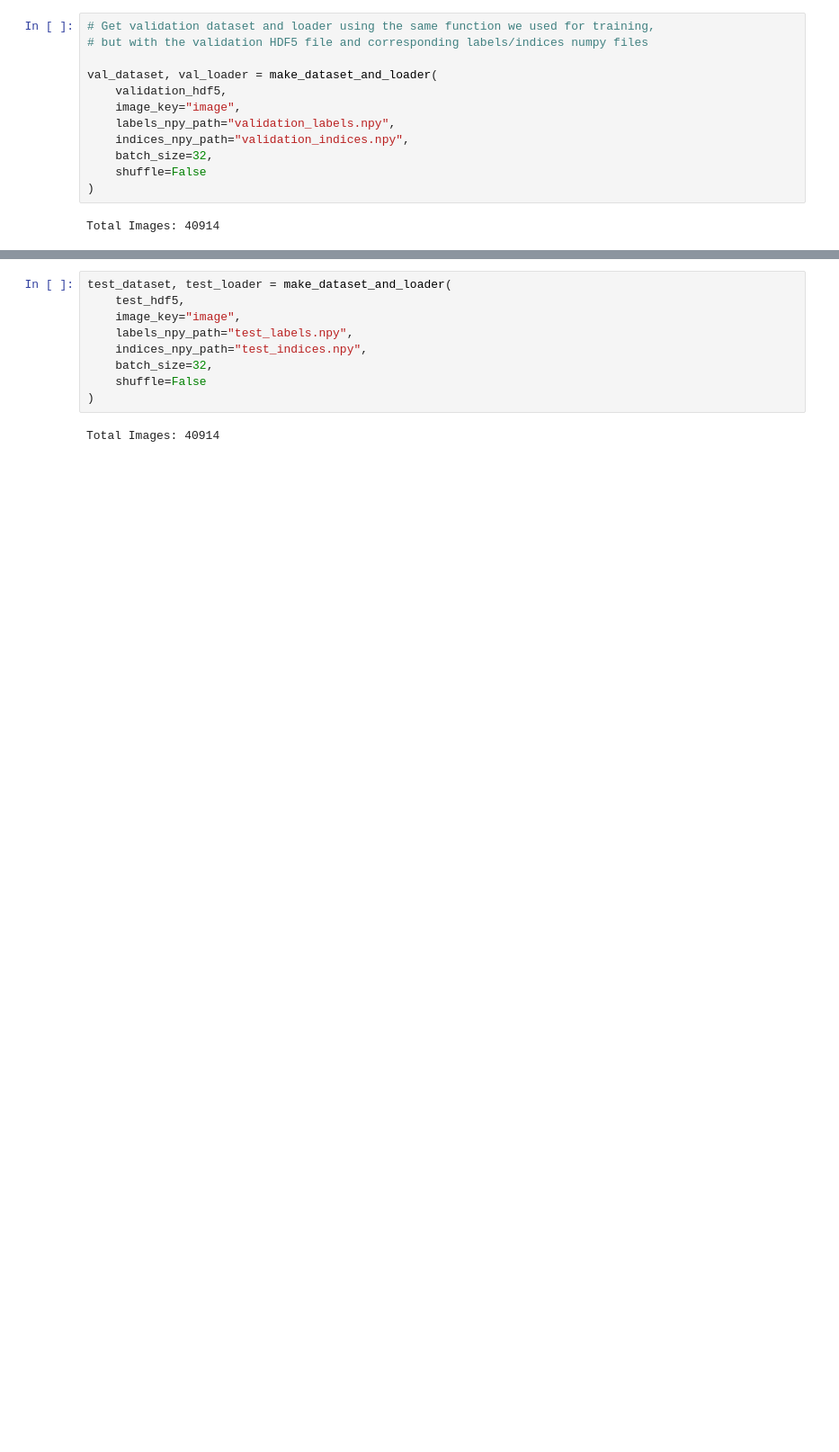
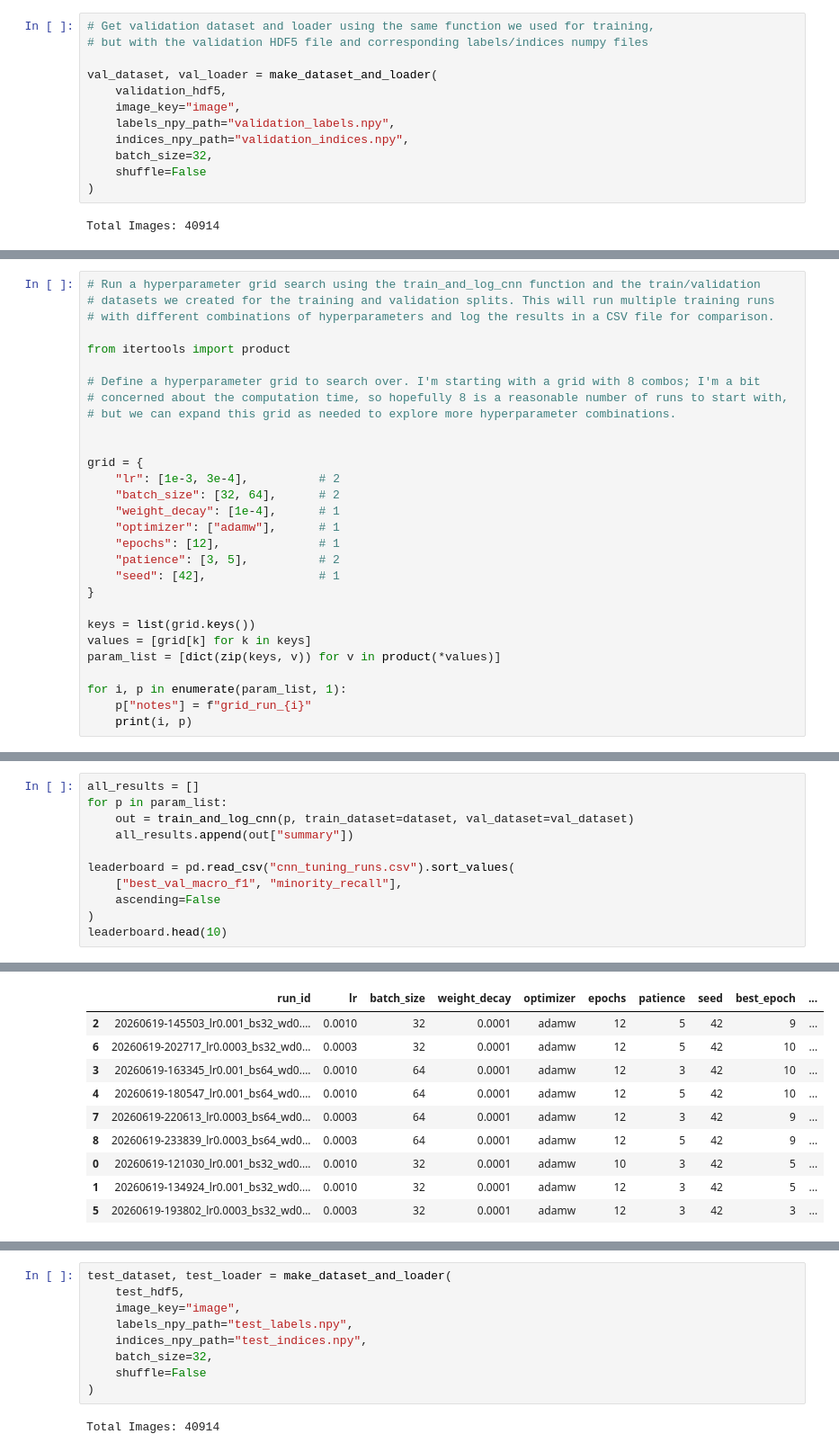
Before and after one commit to MADS-Milestone-2/Galaxy-Classifier, a Jupyter notebook: group-4-second-draft.ipynb, the cells around one changed output, grey strips where cells are left out. Shown at 90% size. Drawn from its saved outputs; the diff is of its cells as text; blank space fills up the shorter version.

```diff
--- a/group-4-second-draft.ipynb
+++ b/group-4-second-draft.ipynb
@@ -668,0 +999,29 @@ Total Images: 40914
+# %%
+# Run a hyperparameter grid search using the train_and_log_cnn function and the train/validation
+# datasets we created for the training and validation splits. This will run multiple training runs
+# with different combinations of hyperparameters and log the results in a CSV file for comparison.
+
+from itertools import product
+
+# Define a hyperparameter grid to search over. I'm starting with a grid with 8 combos; I'm a bit
+# concerned about the computation time, so hopefully 8 is a reasonable number of runs to start with,
+# but we can expand this grid as needed to explore more hyperparameter combinations.
+
+
+grid = {
+    "lr": [1e-3, 3e-4],          # 2
+    "batch_size": [32, 64],      # 2
+    "weight_decay": [1e-4],      # 1
+    "optimizer": ["adamw"],      # 1
+    "epochs": [12],              # 1
+    "patience": [3, 5],          # 2
+    "seed": [42],                # 1
+}
+
+keys = list(grid.keys())
+values = [grid[k] for k in keys]
+param_list = [dict(zip(keys, v)) for v in product(*values)]
+
+for i, p in enumerate(param_list, 1):
+    p["notes"] = f"grid_run_{i}"
+    print(i, p)
@@ -668,0 +1037,12 @@ Total Images: 40914
+# %%
+all_results = []
+for p in param_list:
+    out = train_and_log_cnn(p, train_dataset=dataset, val_dataset=val_dataset)
+    all_results.append(out["summary"])
+
+leaderboard = pd.read_csv("cnn_tuning_runs.csv").sort_values(
+    ["best_val_macro_f1", "minority_recall"],
+    ascending=False
+)
+leaderboard.head(10)
+# %% [output]
@@ -668,0 +1066,10 @@ Total Images: 40914
+|  | run_id | lr | batch_size | weight_decay | optimizer | epochs | patience | seed | best_epoch | ... |
+| 2 | 20260619-145503_lr0.001_bs32_wd0.... | 0.0010 | 32 | 0.0001 | adamw | 12 | 5 | 42 | 9 | ... |
+| 6 | 20260619-202717_lr0.0003_bs32_wd0... | 0.0003 | 32 | 0.0001 | adamw | 12 | 5 | 42 | 10 | ... |
+| 3 | 20260619-163345_lr0.001_bs64_wd0.... | 0.0010 | 64 | 0.0001 | adamw | 12 | 3 | 42 | 10 | ... |
+| 4 | 20260619-180547_lr0.001_bs64_wd0.... | 0.0010 | 64 | 0.0001 | adamw | 12 | 5 | 42 | 10 | ... |
+| 7 | 20260619-220613_lr0.0003_bs64_wd0... | 0.0003 | 64 | 0.0001 | adamw | 12 | 3 | 42 | 9 | ... |
+| 8 | 20260619-233839_lr0.0003_bs64_wd0... | 0.0003 | 64 | 0.0001 | adamw | 12 | 5 | 42 | 9 | ... |
+| 0 | 20260619-121030_lr0.001_bs32_wd0.... | 0.0010 | 32 | 0.0001 | adamw | 10 | 3 | 42 | 5 | ... |
+| 1 | 20260619-134924_lr0.001_bs32_wd0.... | 0.0010 | 32 | 0.0001 | adamw | 12 | 3 | 42 | 5 | ... |
+| 5 | 20260619-193802_lr0.0003_bs32_wd0... | 0.0003 | 32 | 0.0001 | adamw | 12 | 3 | 42 | 3 | ... |
```
Also changed, not shown: parts of 21 cells of this notebook, 19 other files.
